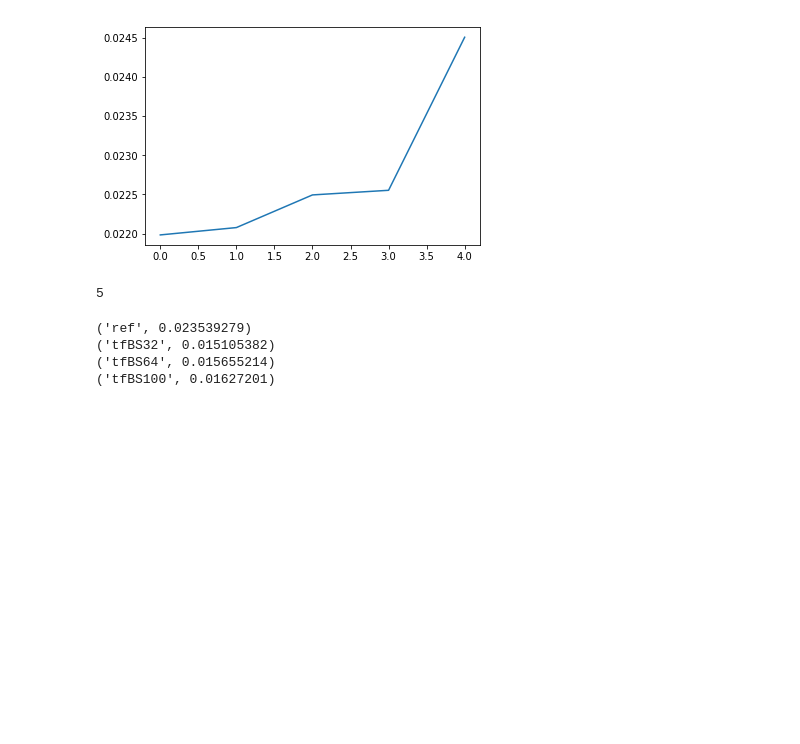
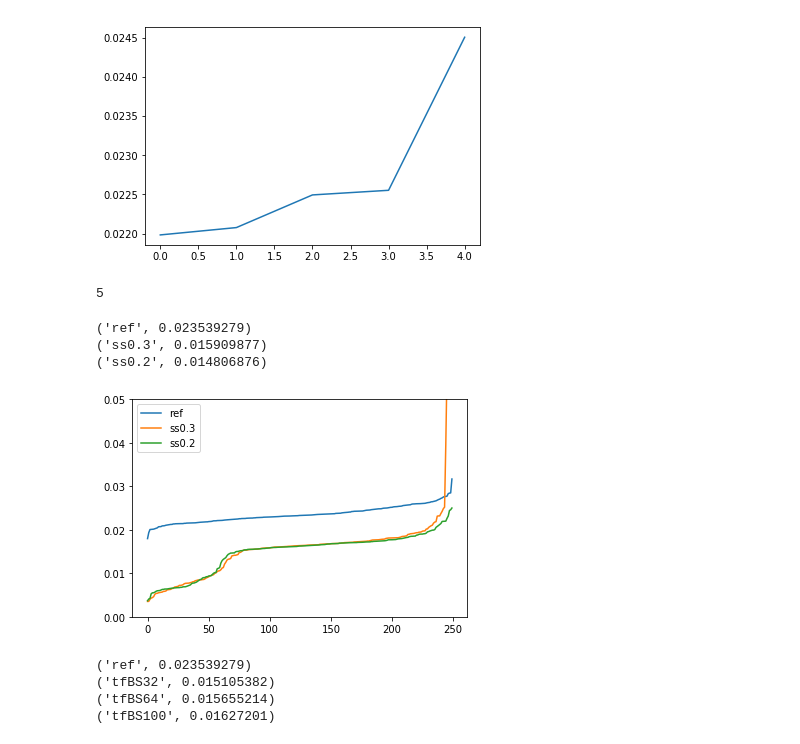
Before and after one commit to qingyundou/WaveRNN, a Jupyter notebook: scripts/0_general.ipynb, the cells around one changed output. Saved outputs shown, nothing was run; the diff lists cells and outputs as text; code cells hidden in the pictures; blank space fills up the shorter version.

```diff
--- a/scripts/0_general.ipynb
+++ b/scripts/0_general.ipynb
@@ -222,6 +222,16 @@ print(len(gv_lst))
 (0.022722173, 8.4333431e-07)
 [figure]
 5
+# %%
+label_lst = ['ss0.3', 'ss0.2']
+gv_arr_lst = ['/home/dawna/tts/qd212/models/WaveRNN/model_outputs/lj_ss0.3_pretrainGold_bs100_stepD1.tacotron/gv_array.npy',
+             '/home/dawna/tts/qd212/models/WaveRNN/model_outputs/lj_ss0.2_pretrainGold_bs100_stepD4.tacotron/gv_array.npy']
+compare_gv_sets(gv_lst, gv_arr_lst, label_lst)
+# %% [output]
+('ref', 0.023539279)
+('ss0.3', 0.015909877)
+('ss0.2', 0.014806876)
+[figure, added]
 # %%
 label_lst = ['tfBS32', 'tfBS64', 'tfBS100']
 gv_arr_lst = ['/home/dawna/tts/qd212/models/WaveRNN/model_outputs/lj_pretrainGold_bs32.tacotron/gv_array.npy',
```
Also changed, not shown: parts of 19 cells of this notebook, 18 other files.
